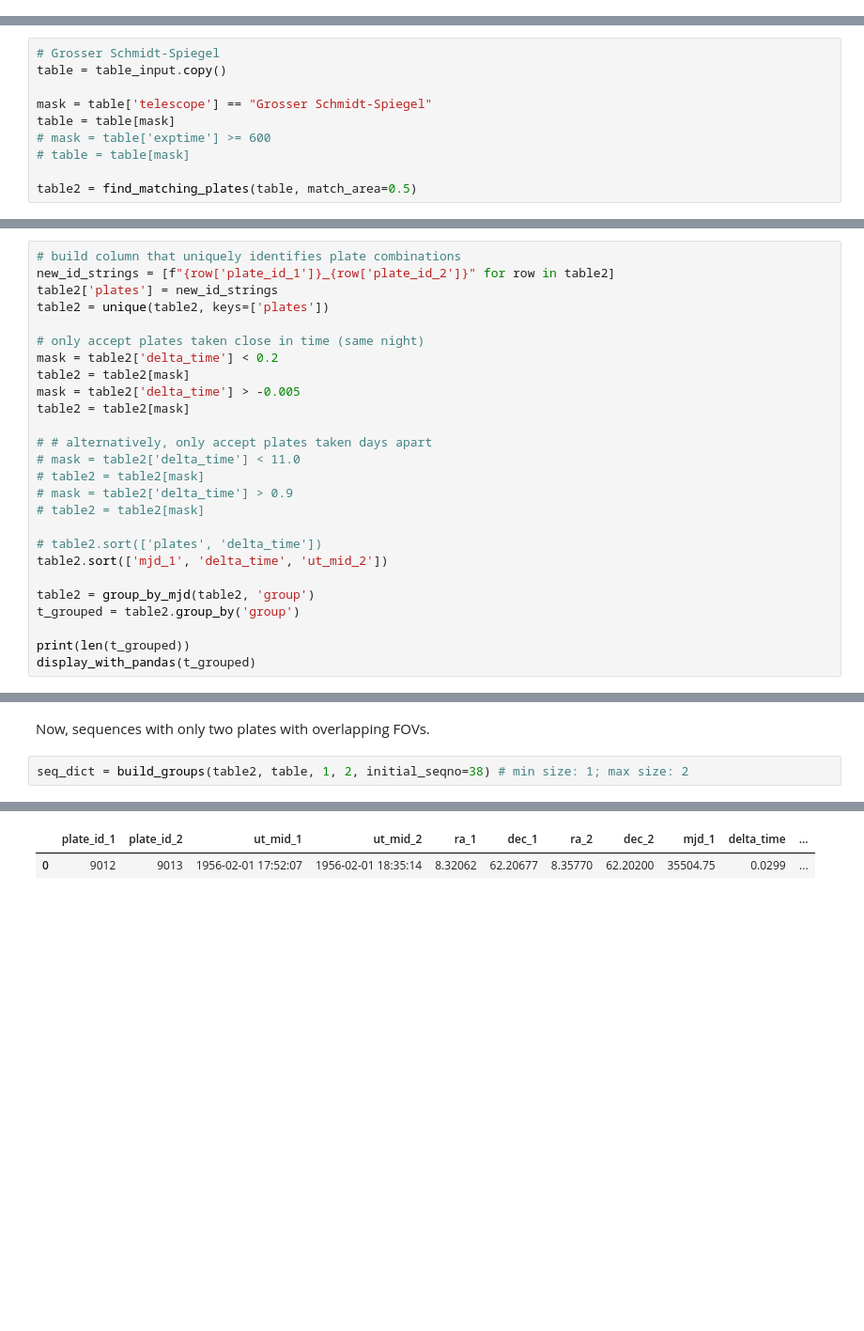
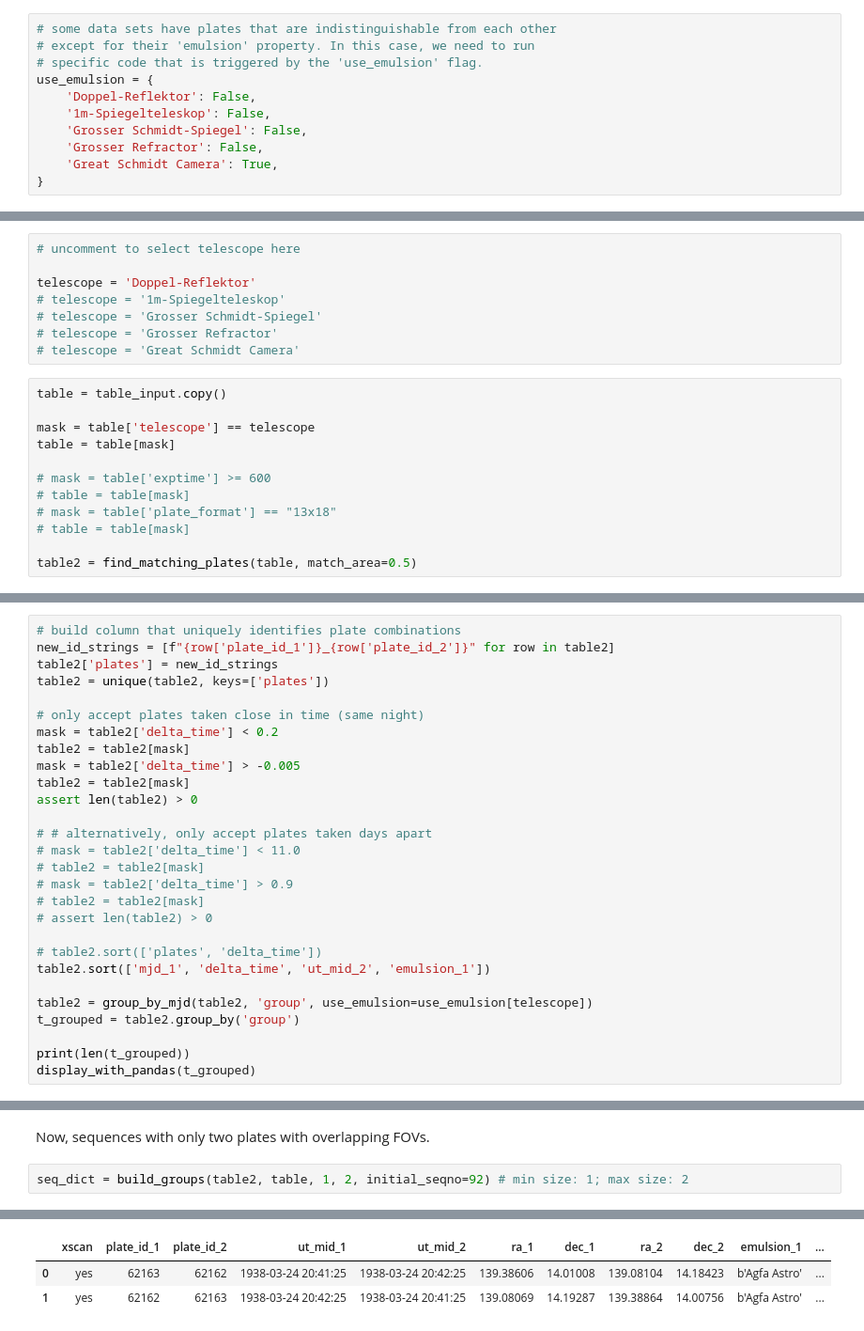
Before and after one commit to cuernodegazpacho/plateanalysis, a Jupyter notebook: footprints/footprint_analysis.ipynb, the cells around one changed output, grey strips where cells are left out. Shown at 94% size. Drawn from its saved outputs; the diff is of its cells as text; blank space fills up the shorter version.

Commit message:
Adding telescopes

```diff
--- a/footprints/footprint_analysis.ipynb
+++ b/footprints/footprint_analysis.ipynb
@@ -325,0 +360,11 @@ Table length=4
+# %%
+# some data sets have plates that are indistinguishable from each other
+# except for their 'emulsion' property. In this case, we need to run
+# specific code that is triggered by the 'use_emulsion' flag.
+use_emulsion = {
+    'Doppel-Reflektor': False,
+    '1m-Spiegelteleskop': False,
+    'Grosser Schmidt-Spiegel': False,
+    'Grosser Refractor': False,
+    'Great Schmidt Camera': True,
+}
@@ -365,10 +456,20 @@ Table column names are mostly the same names used in the APPLAUSE tables. Plus:
+# %%
+# uncomment to select telescope here
+
+telescope = 'Doppel-Reflektor'
+# telescope = '1m-Spiegelteleskop'
+# telescope = 'Grosser Schmidt-Spiegel'
+# telescope = 'Grosser Refractor'
+# telescope = 'Great Schmidt Camera'
 # %%
-# Grosser Schmidt-Spiegel
 table = table_input.copy()
 
-mask = table['telescope'] == "Grosser Schmidt-Spiegel"
+mask = table['telescope'] == telescope
 table = table[mask]
+
 # mask = table['exptime'] >= 600
+# table = table[mask]
+# mask = table['plate_format'] == "13x18"
 # table = table[mask]
 
 table2 = find_matching_plates(table, match_area=0.5)
@@ -385,17 +508,19 @@ mask = table2['delta_time'] < 0.2
 table2 = table2[mask]
 mask = table2['delta_time'] > -0.005
 table2 = table2[mask]
+assert len(table2) > 0
 
 # # alternatively, only accept plates taken days apart
 # mask = table2['delta_time'] < 11.0
 # table2 = table2[mask]
 # mask = table2['delta_time'] > 0.9
 # table2 = table2[mask]
+# assert len(table2) > 0
 
 # table2.sort(['plates', 'delta_time'])
-table2.sort(['mjd_1', 'delta_time', 'ut_mid_2'])
+table2.sort(['mjd_1', 'delta_time', 'ut_mid_2', 'emulsion_1'])
 
-table2 = group_by_mjd(table2, 'group')
+table2 = group_by_mjd(table2, 'group', use_emulsion=use_emulsion[telescope])
 t_grouped = table2.group_by('group')
 
 print(len(t_grouped))
@@ -529,5 +608,5 @@ Interesting sequences of plates:
 # %% [markdown]
 Now, sequences with only two plates with overlapping FOVs.
 # %%
-seq_dict = build_groups(table2, table, 1, 2, initial_seqno=38) # min size: 1; max size: 2
+seq_dict = build_groups(table2, table, 1, 2, initial_seqno=92) # min size: 1; max size: 2
 # %% [output]
@@ -538,2 +617,3 @@ seq_dict = build_groups(table2, table, 1, 2, initial_seqno=38) # min size: 1; ma
-|  | plate_id_1 | plate_id_2 | ut_mid_1 | ut_mid_2 | ra_1 | dec_1 | ra_2 | dec_2 | mjd_1 | delta_time | ... |
-| 0 | 9012 | 9013 | 1956-02-01 17:52:07 | 1956-02-01 18:35:14 | 8.32062 | 62.20677 | 8.35770 | 62.20200 | 35504.75 | 0.0299 | ... |
+|  | xscan | plate_id_1 | plate_id_2 | ut_mid_1 | ut_mid_2 | ra_1 | dec_1 | ra_2 | dec_2 | emulsion_1 | ... |
+| 0 | yes | 62163 | 62162 | 1938-03-24 20:41:25 | 1938-03-24 20:42:25 | 139.38606 | 14.01008 | 139.08104 | 14.18423 | b'Agfa Astro' | ... |
+| 1 | yes | 62162 | 62163 | 1938-03-24 20:42:25 | 1938-03-24 20:41:25 | 139.08069 | 14.19287 | 139.38864 | 14.00756 | b'Agfa Astro' | ... |
```
Also changed, not shown: parts of 22 cells of this notebook, 17 other files.
